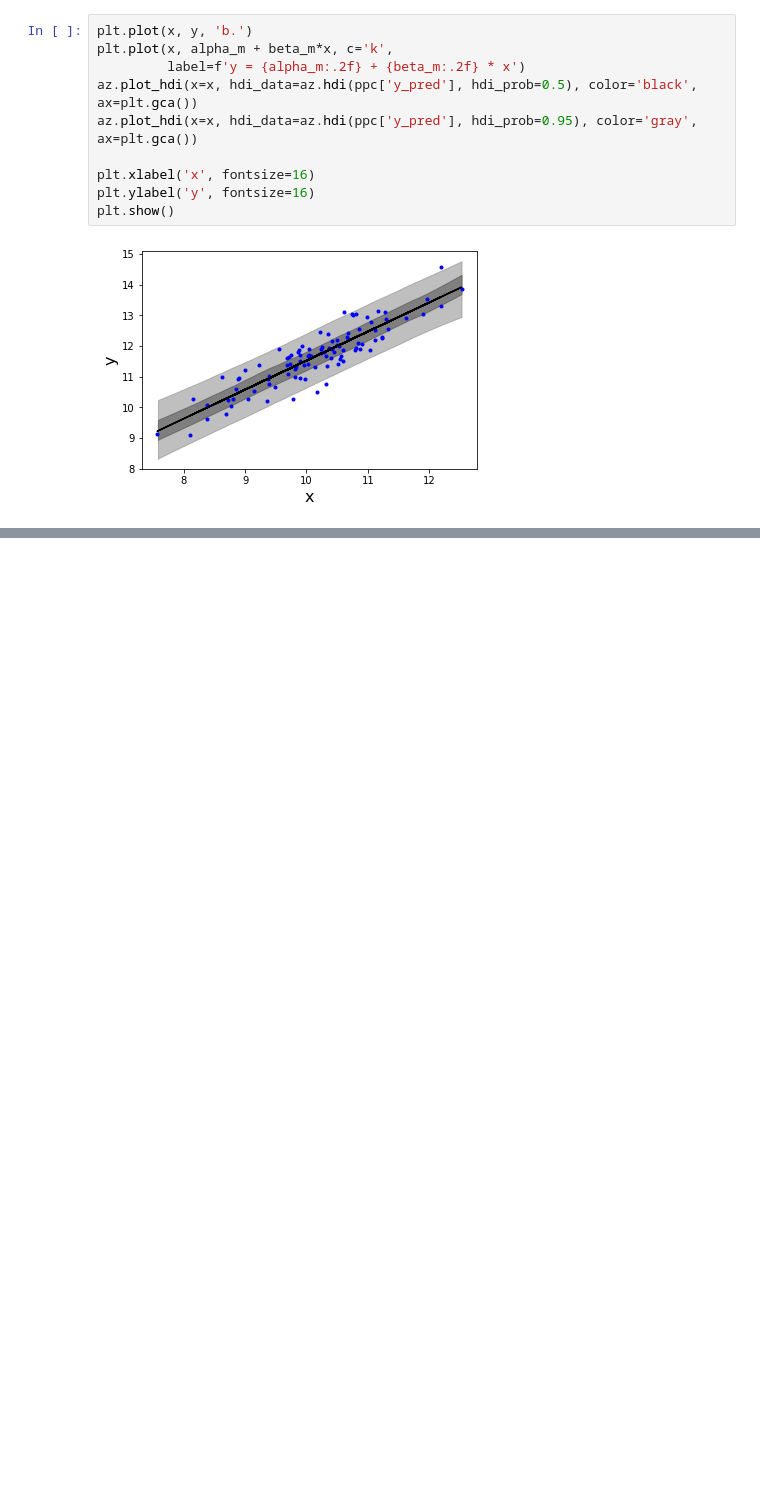
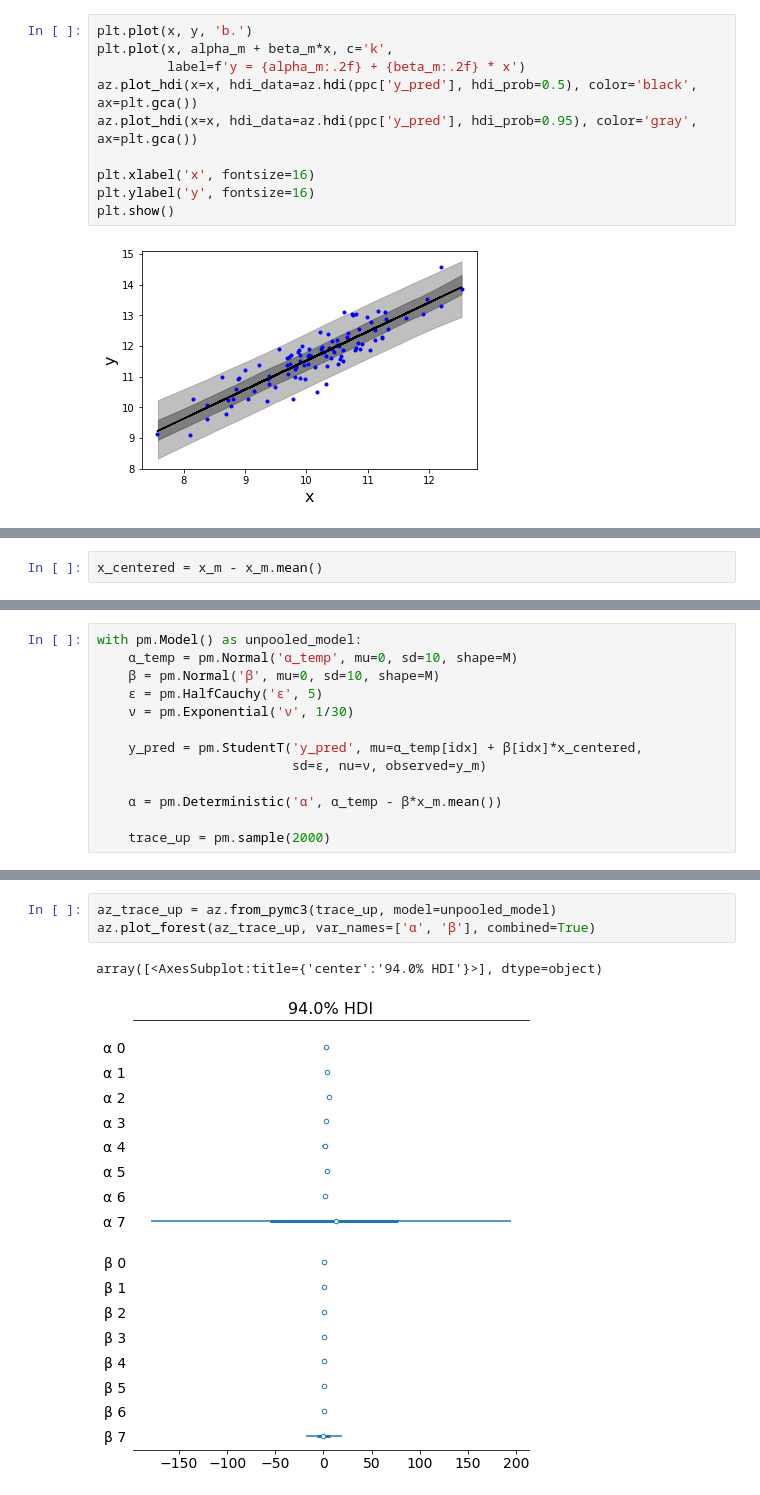
Before and after one commit to jhrcook/bayesian-analysis-with-python_e2, a Jupyter notebook: 03_modeling-with-linear-regression.ipynb, the cells around one changed output, grey strips where cells are left out. Drawn from its saved outputs; the diff is of its cells as text; blank space fills up the shorter version.

```diff
--- a/03_modeling-with-linear-regression.ipynb
+++ b/03_modeling-with-linear-regression.ipynb
@@ -198,0 +237,2 @@ plt.show()
+# %%
+x_centered = x_m - x_m.mean()
@@ -198,0 +242,13 @@ plt.show()
+# %%
+with pm.Model() as unpooled_model:
+    α_temp = pm.Normal('α_temp', mu=0, sd=10, shape=M)
+    β = pm.Normal('β', mu=0, sd=10, shape=M)
+    ϵ = pm.HalfCauchy('ϵ', 5)
+    ν = pm.Exponential('ν', 1/30)
+
+    y_pred = pm.StudentT('y_pred', mu=α_temp[idx] + β[idx]*x_centered,
+                         sd=ϵ, nu=ν, observed=y_m)
+
+    α = pm.Deterministic('α', α_temp - β*x_m.mean())
+
+    trace_up = pm.sample(2000)
@@ -198,0 +264,6 @@ plt.show()
+# %%
+az_trace_up = az.from_pymc3(trace_up, model=unpooled_model)
+az.plot_forest(az_trace_up, var_names=['α', 'β'], combined=True)
+# %% [output]
+array([<AxesSubplot:title={'center':'94.0% HDI'}>], dtype=object)
+[figure, added]
```
Also changed, not shown: parts of 15 cells of this notebook, 8 other files.
